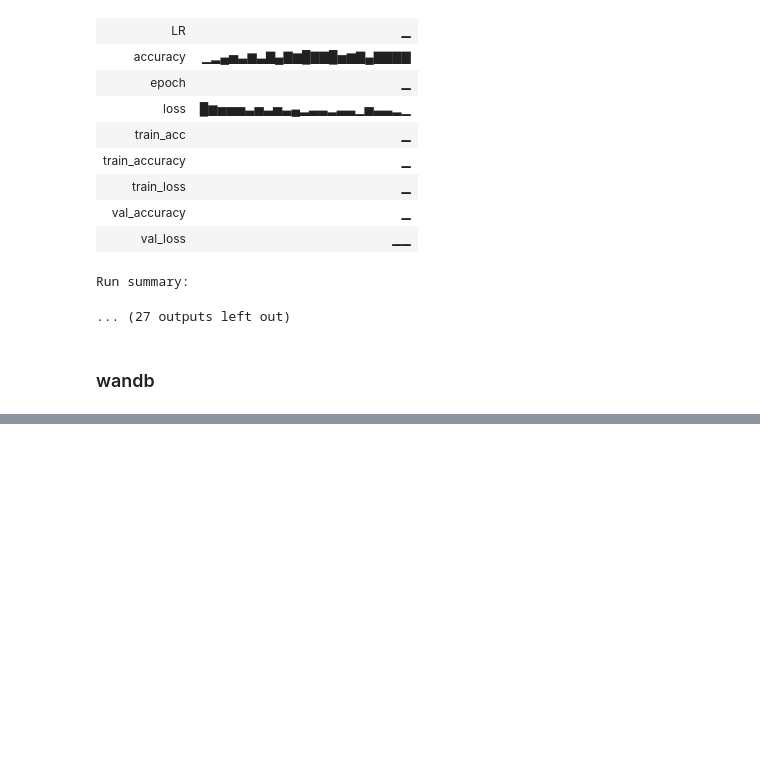
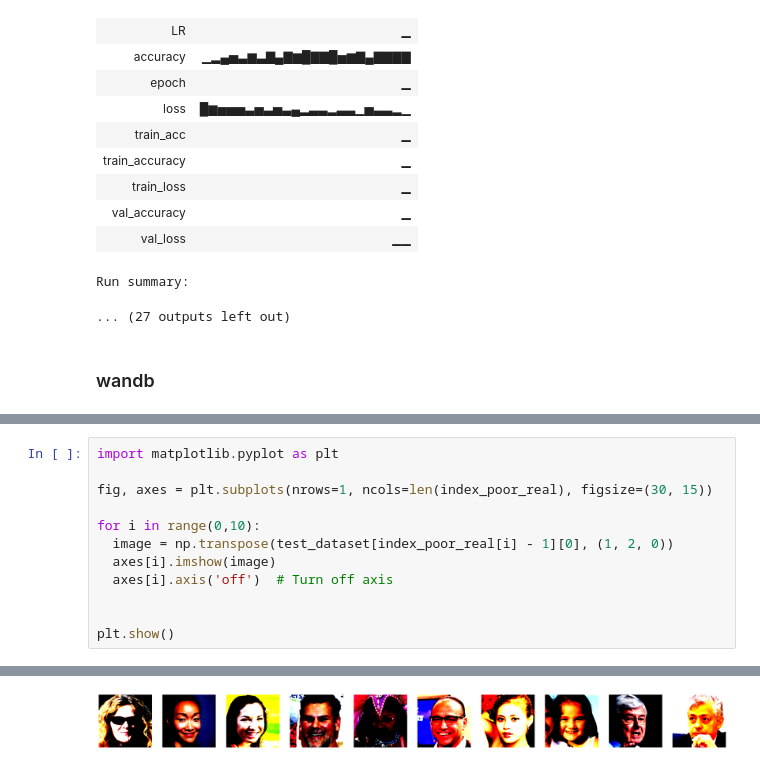
Before and after one commit to lilasu086/ba865, a Jupyter notebook: BA865_Group2_CNN_+_ViT.ipynb, the cells around one changed output, grey strips where cells are left out. Saved outputs shown, nothing was run; the diff lists cells and outputs as text; blank space fills up the shorter version.

```diff
--- a/BA865_Group2_CNN_+_ViT.ipynb
+++ b/BA865_Group2_CNN_+_ViT.ipynb
@@ -1065,0 +1345,13 @@ https://api.wandb.ai/links/bostonuniversity-olivia/hqmta2zc
+# %%
+import matplotlib.pyplot as plt
+
+fig, axes = plt.subplots(nrows=1, ncols=len(index_poor_real), figsize=(30, 15))
+
+for i in range(0,10):
+  image = np.transpose(test_dataset[index_poor_real[i] - 1][0], (1, 2, 0))
+  axes[i].imshow(image)
+  axes[i].axis('off')  # Turn off axis
+
+
+plt.show()
+# %% [output]
@@ -1065,0 +1368 @@ https://api.wandb.ai/links/bostonuniversity-olivia/hqmta2zc
+[figure, added]
```
Also changed, not shown: parts of 28 cells of this notebook.
